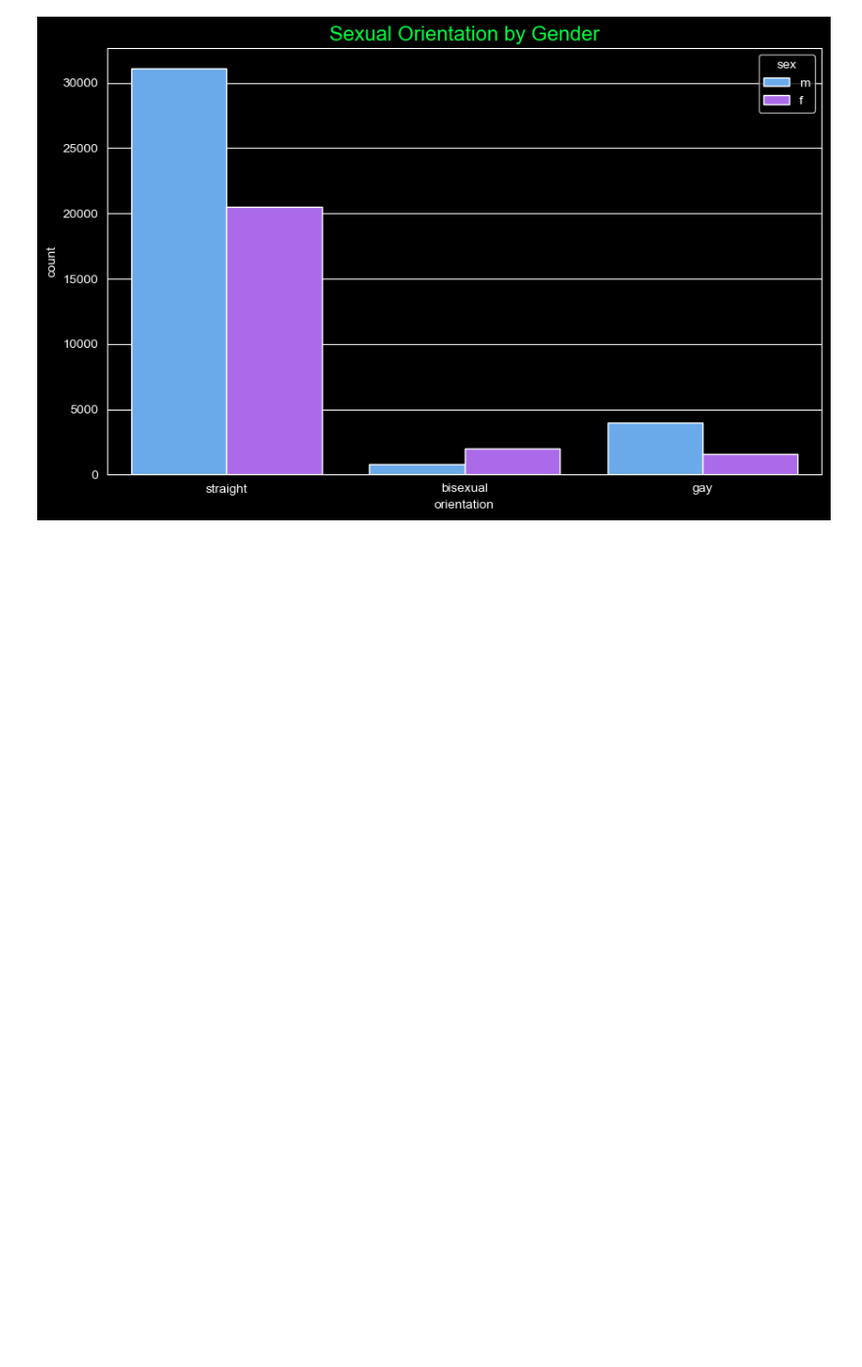
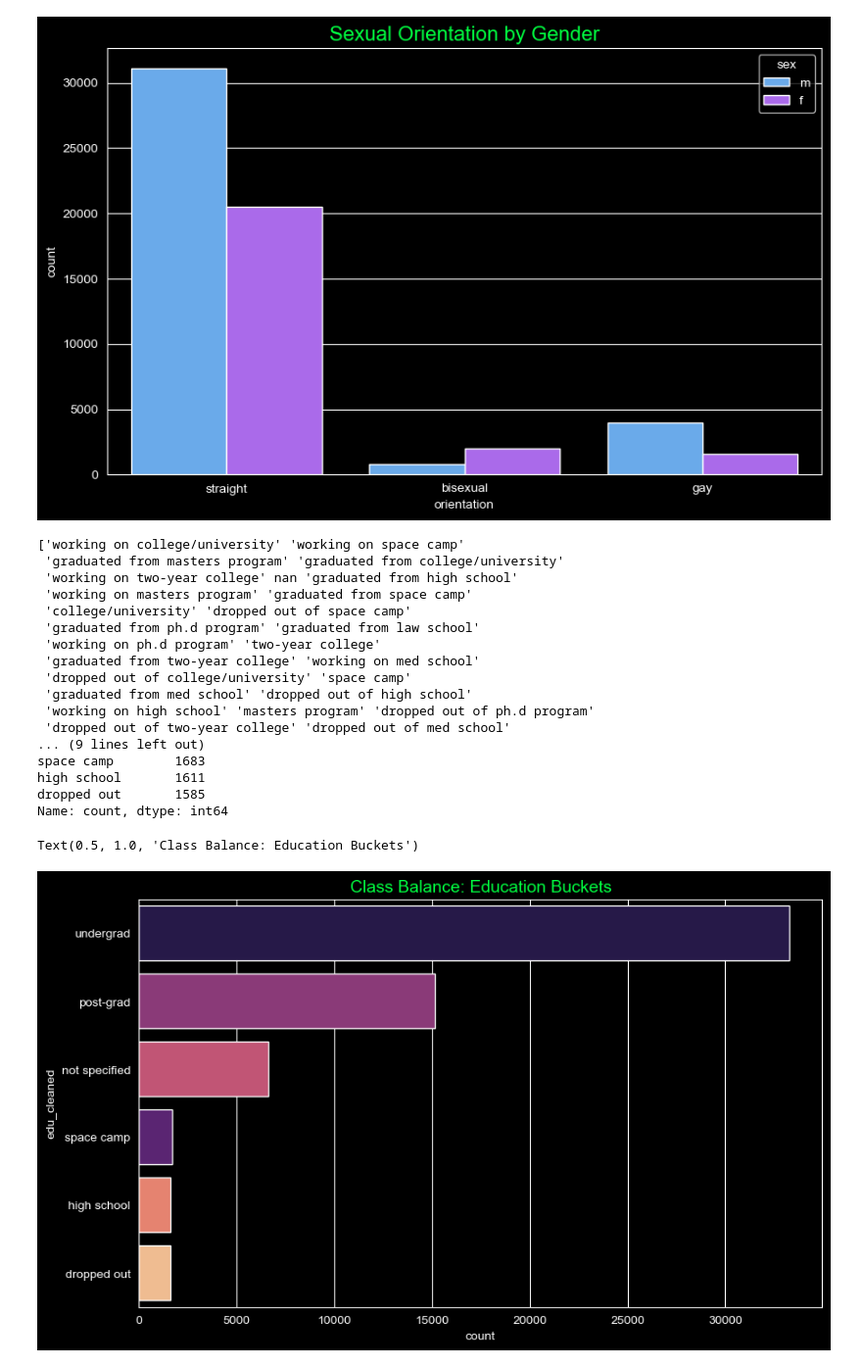
Before and after one commit to byPolo/OkCupid, a Jupyter notebook: Notebooks/Visuals.ipynb, the cells around one changed output. Shown at 98% size. Cells and saved outputs as stored; diff of their text form; code cells hidden in the pictures; blank space fills up the shorter version.

```diff
--- a/Notebooks/Visuals.ipynb
+++ b/Notebooks/Visuals.ipynb
@@ -49,3 +49,56 @@ Text(0.5, 1.0, 'Sexual Orientation by Gender')
 [figure]
 [figure]
 [figure]
+# %%
+# 5 Education Level
+print(profiles['education'].unique()) #Too many types of values, try to simplify into groups
+#Functino to segment it into different groups
+def segment_education(status):
+    # Handle NaNs first
+    if pd.isna(status):
+        return 'not specified'
+    status = status.lower()
+    # 1. Joke / Noise Category
+    if 'space camp' in status:
+        return 'space camp'
+    # 2. Dropped Out (captures any dropout regardless of level)
+    if 'dropped out' in status:
+        return 'dropped out'
+    # 3. Post-Graduate (Highest Tier)
+    if any(edu in status for edu in ['masters', 'ph.d', 'law school', 'med school']):
+        return 'post-grad'
+    # 4. Undergraduate / College
+    if any(edu in status for edu in ['college', 'university', 'two-year college']):
+        return 'undergrad'
+    # 5. High School
+    if 'high school' in status:
+        return 'high school'
+
+    return 'other'
+
+profiles['edu_cleaned'] = profiles['education'].apply(segment_education)
+print(profiles['edu_cleaned'].value_counts())
+plt.figure(figsize=(10, 6))
+order = profiles['edu_cleaned'].value_counts().index
+sns.countplot(data=profiles, y='edu_cleaned', hue='edu_cleaned', palette='magma', order=order)
+plt.title('Class Balance: Education Buckets', color=accent_neon, fontsize=14)
+# %% [output]
+['working on college/university' 'working on space camp'
+ 'graduated from masters program' 'graduated from college/university'
+ 'working on two-year college' nan 'graduated from high school'
+ 'working on masters program' 'graduated from space camp'
+ 'college/university' 'dropped out of space camp'
+ 'graduated from ph.d program' 'graduated from law school'
+ 'working on ph.d program' 'two-year college'
+ 'graduated from two-year college' 'working on med school'
+ 'dropped out of college/university' 'space camp'
+ 'graduated from med school' 'dropped out of high school'
+ 'working on high school' 'masters program' 'dropped out of ph.d program'
+ 'dropped out of two-year college' 'dropped out of med school'
+... (9 lines left out)
+space camp        1683
+high school       1611
+dropped out       1585
+Name: count, dtype: int64
+Text(0.5, 1.0, 'Class Balance: Education Buckets')
+[figure, added]
```
Also changed, not shown: parts of 2 cells of this notebook, 1 other file.
